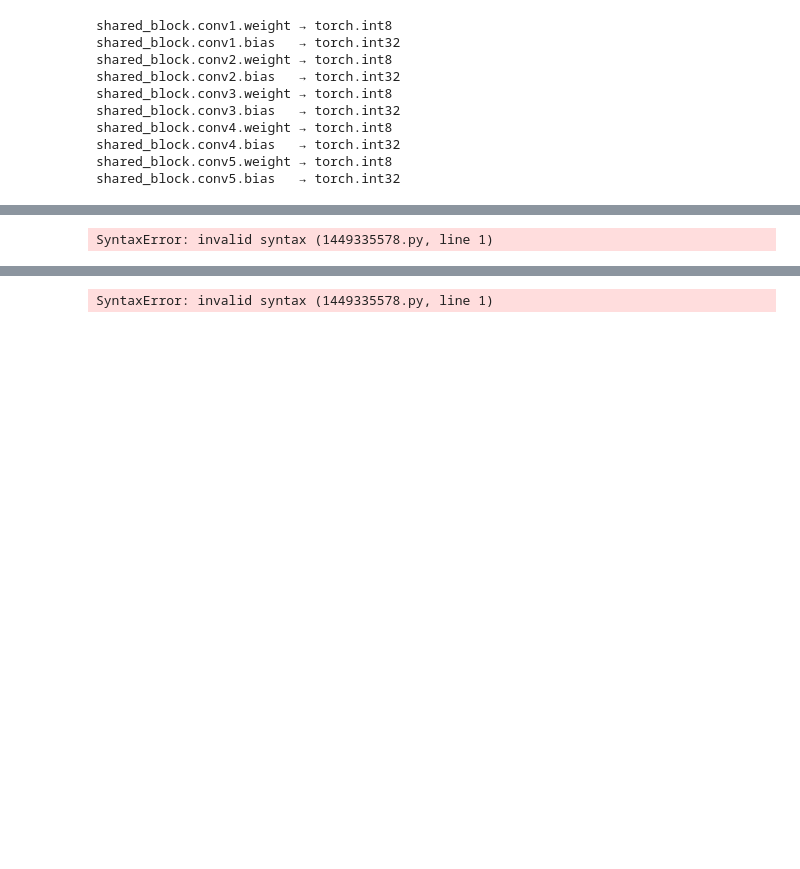
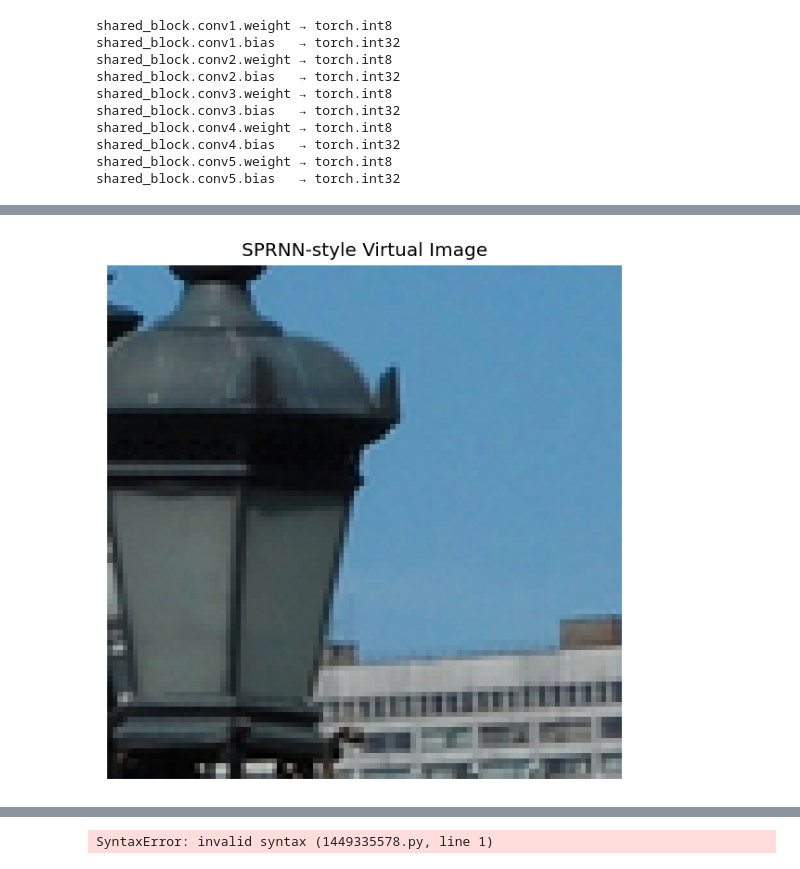
Before and after one commit to chae-sy/capstone_design, a Jupyter notebook: Verification/quantization.ipynb, the cells around one changed output, grey strips where cells are left out. Drawn from its saved outputs; the diff is of its cells as text; code cells hidden in the pictures; blank space fills up the shorter version.

```diff
--- a/Verification/quantization.ipynb
+++ b/Verification/quantization.ipynb
@@ -1539,7 +1541,27 @@ Average SSIM: 0.7674
-# %%
-p:
-# %% [output]
-SyntaxError: invalid syntax (1449335578.py, line 1)
+# %%
+import torch
+import matplotlib.pyplot as plt
+Ir = Ir.squeeze()
+Ig = Ig.squeeze()
+Ib = Ib.squeeze()
+# Ir, Ig, Ib가 모두 (100, 100)이라고 가정
+# 1) 채널 차원으로 스택해서 (3, 100, 100) 생성
+virtual_img = torch.stack([Ir, Ig, Ib], dim=0)  # shape: [3, H, W]
+
+# 2) (H, W, 3) 형태로 차원 순서 변경
+virtual_img = virtual_img.permute(1, 2, 0)      # shape: [H, W, 3]
+
+# 3) 0~1 범위로 클리핑 후 NumPy로 변환
+virtual_img = torch.clamp(virtual_img, 0, 1).cpu().numpy()
+
+# 4) 그리기
+plt.figure(figsize=(6, 6))
+plt.imshow(virtual_img)
+plt.title("SPRNN-style Virtual Image")
+plt.axis('off')
+plt.show()
+# %% [output]
+[figure, added]
 # %%
 import numpy as np
 import matplotlib.pyplot as plt
```
Also changed, not shown: parts of 10 cells of this notebook, 16 other files.
